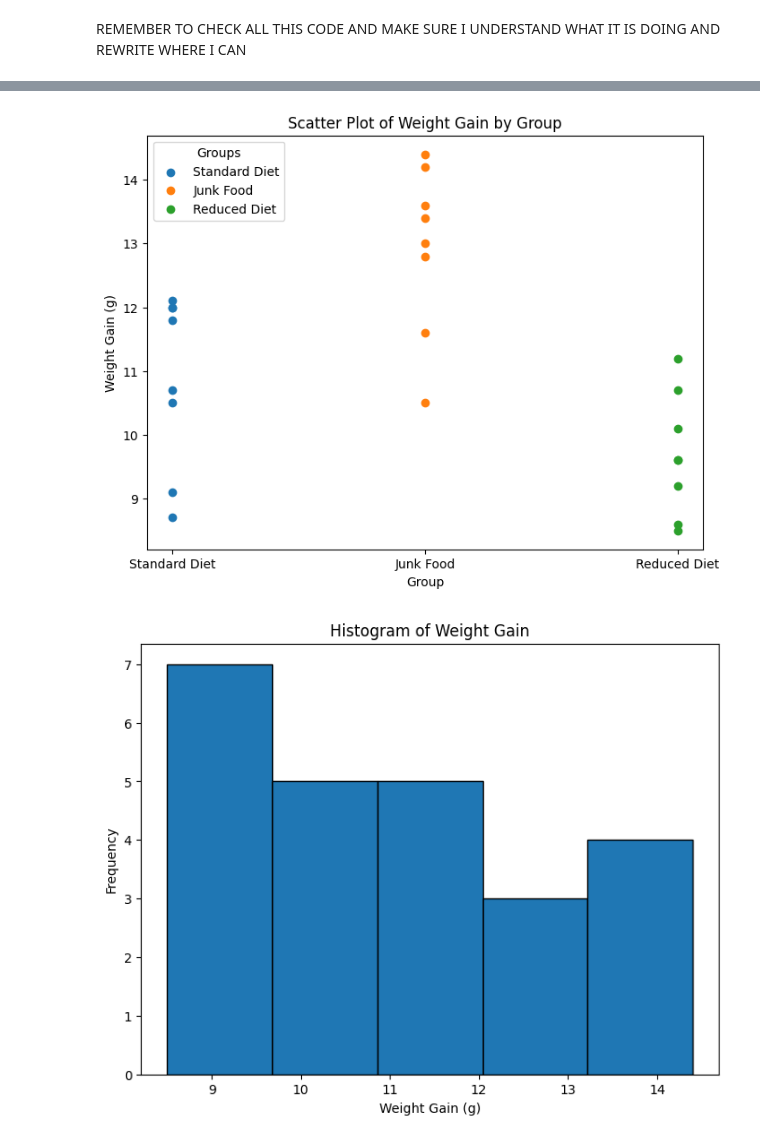
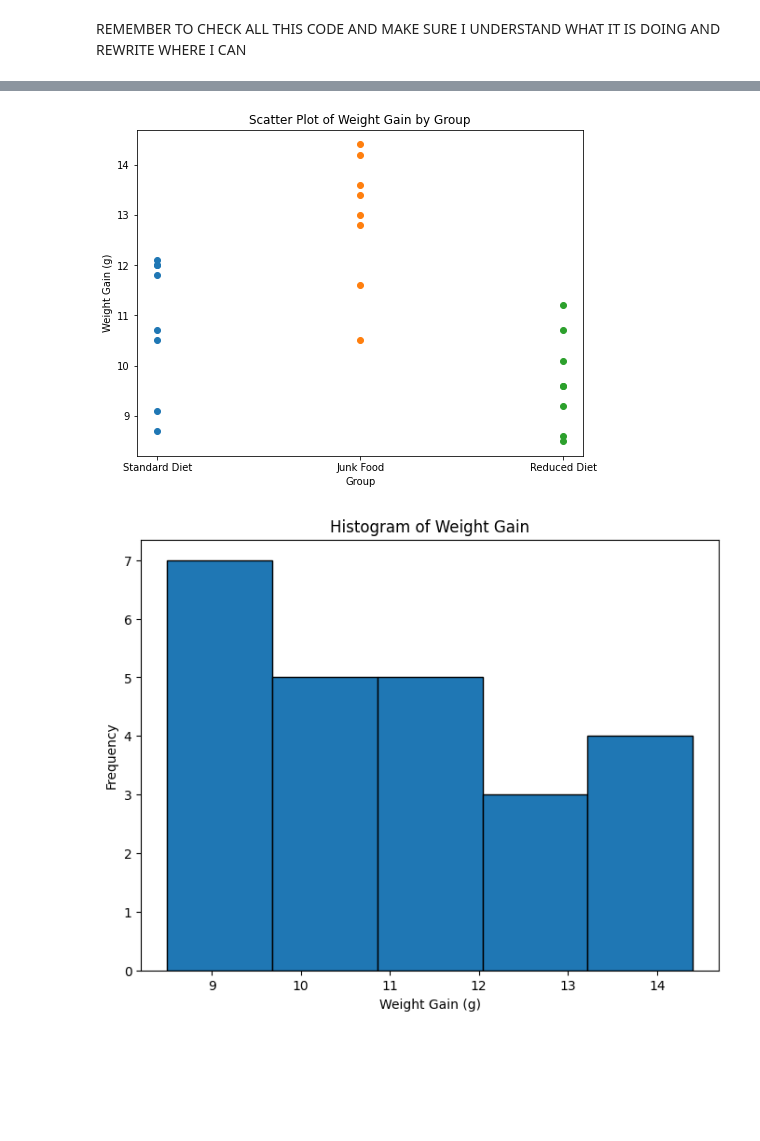
Before and after one commit to Ralamjosh/Comp-and-Stats-for-Research, a Jupyter notebook: Assignment.ipynb, the cells around one changed output, grey strips where cells are left out. Saved outputs shown, nothing was run; the diff lists cells and outputs as text; code cells hidden in the pictures; blank space fills up the shorter version.

```diff
--- a/Assignment.ipynb
+++ b/Assignment.ipynb
@@ -32,17 +32,15 @@ plt.show()
 # %%
 # Scatter Plot
 plt.figure(figsize=(8, 6))
-for group, name in zip(uniqueGroups, groupNames):
-    groupWeights = weightGain[groupNo == group]
-    plt.scatter([group] * len(groupWeights), groupWeights, label=name)
+for i in uniqueGroups:
+    plt.scatter([i] * len(weightGain[groupNo == i]), weightGain[groupNo == i]) # this line might be further editable
 plt.title("Scatter Plot of Weight Gain by Group")
 plt.xlabel("Group")
 plt.ylabel("Weight Gain (g)")
-plt.xticks(ticks=np.arange(1, len(groupNames) + 1), labels=groupNames)
-plt.legend(title="Groups", loc="upper left")
+plt.xticks(ticks=np.arange(1, len(groupNames) + 1), labels=groupNames) # same with this one
 plt.show()
 # %% [output]
-[figure, old version]
+[figure, new version]
 # %%
 # Histogram
 plt.figure(figsize=(8, 6))
```
Also changed, not shown: parts of 5 cells of this notebook.
